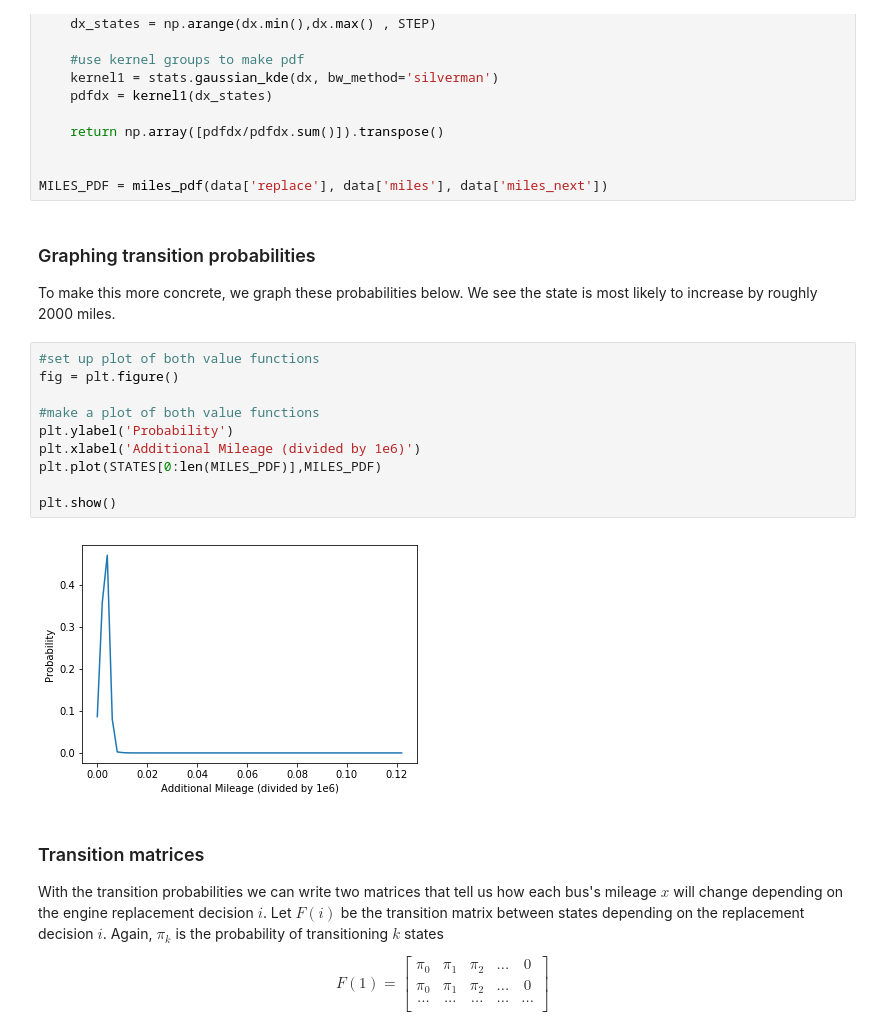
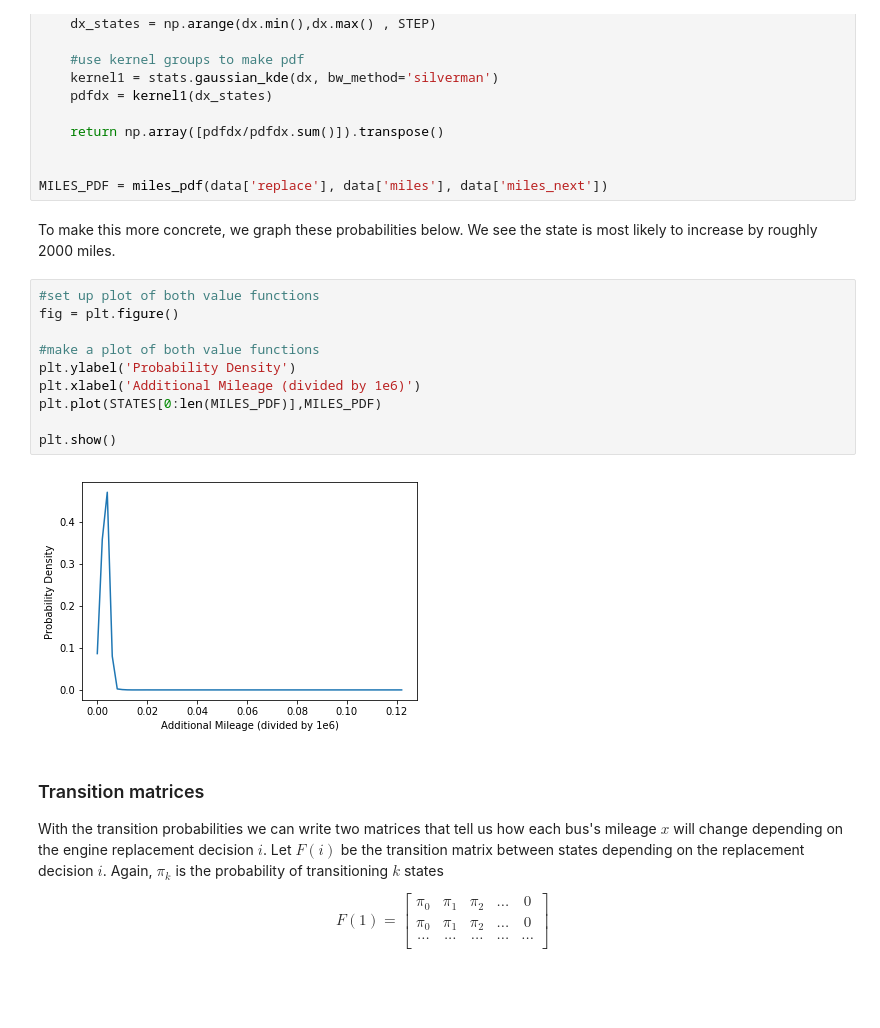
Before and after one commit to ericschulman/struct, a Jupyter notebook: hw4_io/Rust.ipynb, the cells around one changed output. Cells and saved outputs as stored; diff of their text form; blank space fills up the shorter version.

```diff
--- a/hw4_io/Rust.ipynb
+++ b/hw4_io/Rust.ipynb
@@ -91,21 +91,19 @@ def miles_pdf(i_obs, x_obs, x_next):
 
 MILES_PDF = miles_pdf(data['replace'], data['miles'], data['miles_next'])
 # %% [markdown]
-### Graphing transition probabilities
-
 To make this more concrete, we graph these probabilities below. We see the state is most likely to increase by roughly 2000 miles.
 # %%
 #set up plot of both value functions
 fig = plt.figure()
 
 #make a plot of both value functions
-plt.ylabel('Probability')
+plt.ylabel('Probability Density')
 plt.xlabel('Additional Mileage (divided by 1e6)')
 plt.plot(STATES[0:len(MILES_PDF)],MILES_PDF)
 
 plt.show()
 # %% [output]
-[figure, old version]
+[figure, new version]
 # %% [markdown]
 ### Transition matrices
 With the transition probabilities we can write two matrices that tell us how each bus's mileage $x$ will change depending on the engine replacement decision $i$. Let $F(i)$ be the transition matrix between states depending on the replacement decision $i$. Again, $\pi_k$ is the probability of transitioning $k$ states
```
Also changed, not shown: parts of 6 cells of this notebook.
